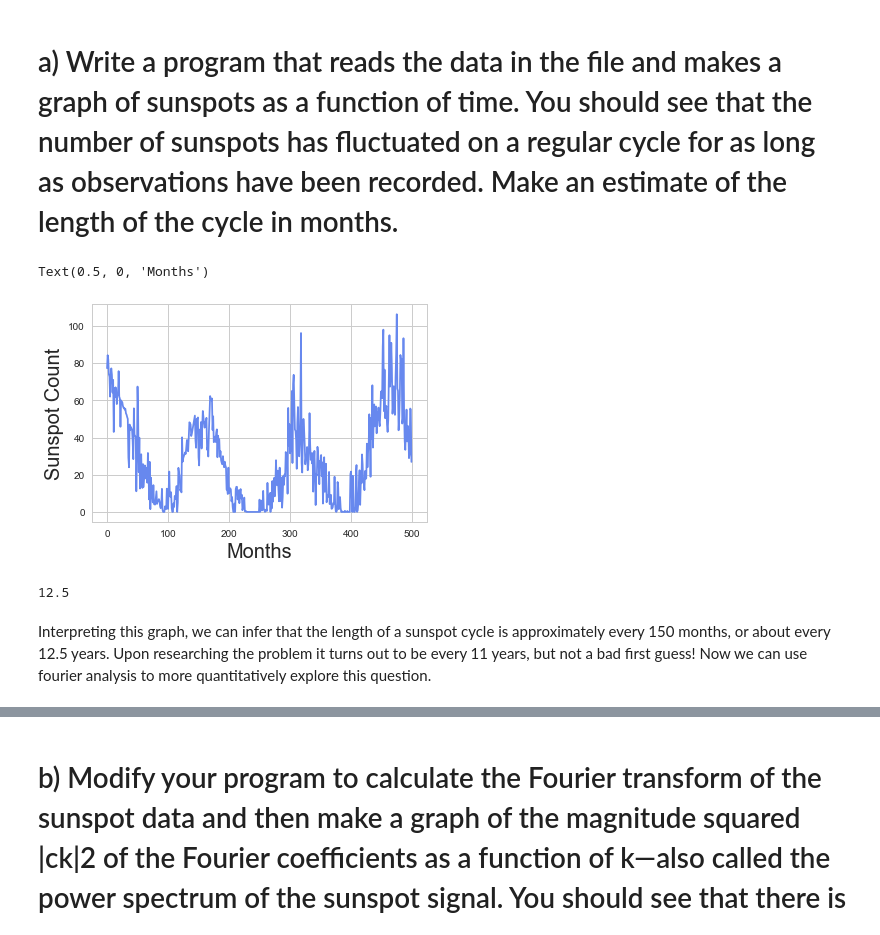
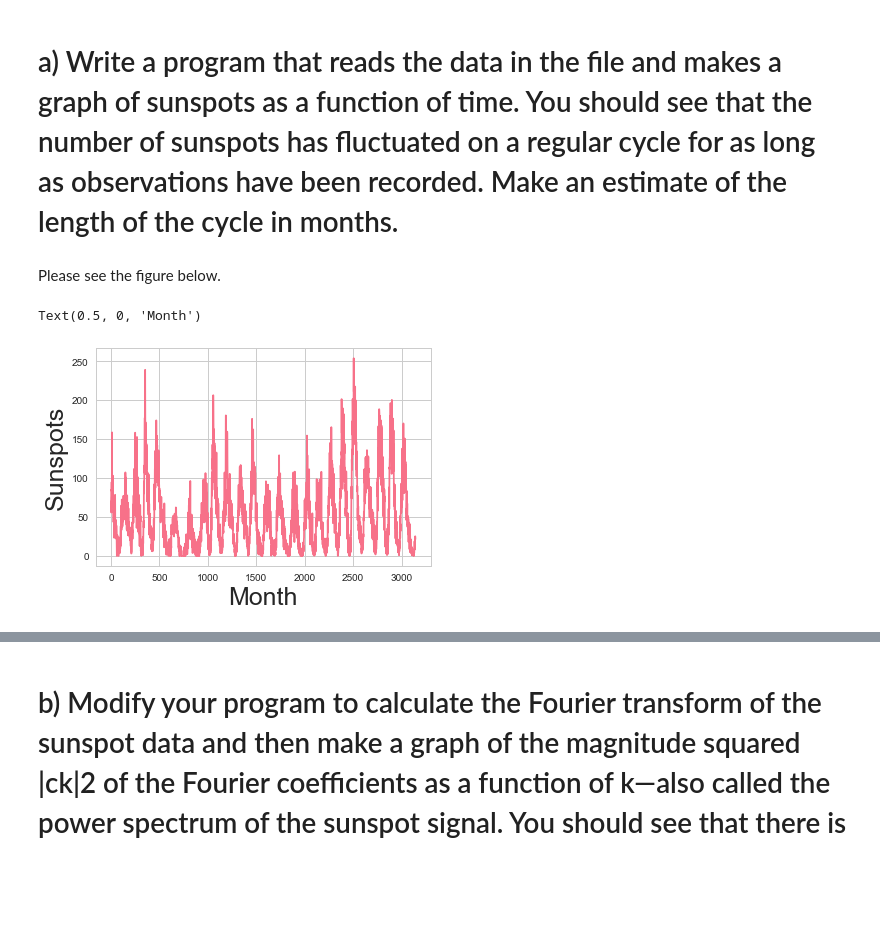
Before and after one commit to nkasmanoff/CompPhys2019, a Jupyter notebook: homework3/Notebooks/Chapter 7 Problem 2.ipynb, the cells around one changed output, grey strips where cells are left out. Saved outputs shown, nothing was run; the diff lists cells and outputs as text; code cells hidden in the pictures; blank space fills up the shorter version.

```diff
--- a/homework3/Notebooks/Chapter 7 Problem 2.ipynb
+++ b/homework3/Notebooks/Chapter 7 Problem 2.ipynb
@@ -10,23 +10,19 @@ import os
 import matplotlib.pyplot as plt
 import seaborn as sns
 
-sns.set_palette('coolwarm')
+sns.set_palette('husl')
 sns.set_style('whitegrid')
 %matplotlib inline
 # %% [markdown]
 # a) Write a program that reads the data in the file and makes a graph of sunspots as a function of time. You should see that the number of sunspots has fluctuated on a regular cycle for as long as observations have been recorded. Make an estimate of the length of the cycle in months.
+# %% [markdown]
+Please see the figure below.
 # %%
 data = np.loadtxt('../dat/sunspots.txt',float)
 y = data[:,1]
-plt.plot(y[500:1000])
-plt.ylabel("Sunspot Count",fontsize=20)
-plt.xlabel('Months',fontsize=20)
+plt.plot(y)
+plt.ylabel("Sunspots",fontsize=25)
+plt.xlabel('Month',fontsize=25)
 # %% [output]
-Text(0.5, 0, 'Months')
+Text(0.5, 0, 'Month')
-[figure, old version]
+[figure, new version]
-# %%
-150/12
-# %% [output]
-12.5
-# %% [markdown]
-Interpreting this graph, we can infer that the length of a sunspot cycle is approximately every 150 months, or about every 12.5 years. Upon researching the problem it turns out to be every 11 years, but not a bad first guess! Now we can use fourier analysis to more quantitatively explore this question.
```
Also changed, not shown: parts of 27 cells of this notebook, 8 other files.
